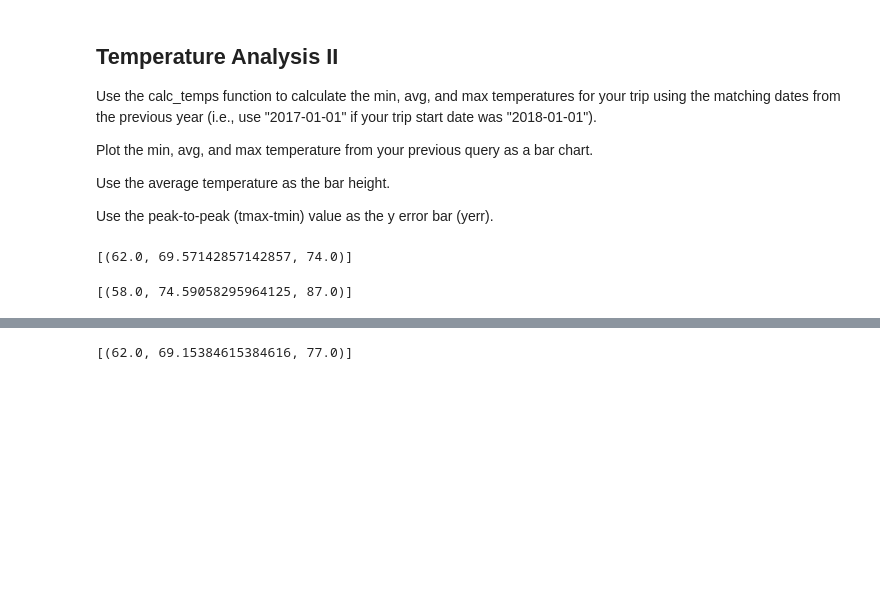
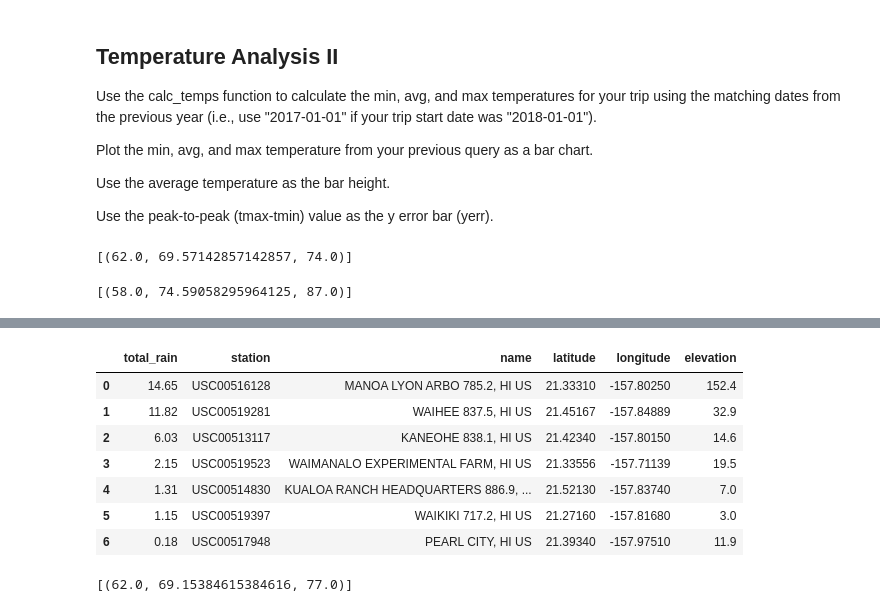
Before and after one commit to skonkiel/hawaii-weather-analysis, a Jupyter notebook: climate_starter.ipynb, the cells around one changed output, grey strips where cells are left out. Saved outputs shown, nothing was run; the diff lists cells and outputs as text; code cells hidden in the pictures; blank space fills up the shorter version.

```diff
--- a/climate_starter.ipynb
+++ b/climate_starter.ipynb
@@ -281 +293,29 @@ Text(0.5, 1.0, 'Trip Avg Temp')
+# %%
+'''
+Calculate the total amount of rainfall per weather station for your trip dates using the previous year's
+matching dates.
+
+Sort this in descending order by precipitation amount and list the station, name, latitude, longitude, and elevation.
+'''
+
+# Trip dates - 8/1/2017-8/23/2017
+
+rain_data = pd.read_sql_query("SELECT sum(m.prcp) as total_rain, s.station, s.name, s.latitude, s.longitude, s.elevation \
+                                 FROM measurement m \
+                                 JOIN station s \
+                                 ON m.station = s.station \
+                                 WHERE m.date between '2016-08-01' and '2016-08-23' \
+                                 GROUP BY s.station \
+                                 ORDER BY total_rain DESC", engine)
+
+rain_data
+# %% [output]
+|  | total_rain | station | name | latitude | longitude | elevation |
+| 0 | 14.65 | USC00516128 | MANOA LYON ARBO 785.2, HI US | 21.33310 | -157.80250 | 152.4 |
+| 1 | 11.82 | USC00519281 | WAIHEE 837.5, HI US | 21.45167 | -157.84889 | 32.9 |
+| 2 | 6.03 | USC00513117 | KANEOHE 838.1, HI US | 21.42340 | -157.80150 | 14.6 |
+| 3 | 2.15 | USC00519523 | WAIMANALO EXPERIMENTAL FARM, HI US | 21.33556 | -157.71139 | 19.5 |
+| 4 | 1.31 | USC00514830 | KUALOA RANCH HEADQUARTERS 886.9, ... | 21.52130 | -157.83740 | 7.0 |
+| 5 | 1.15 | USC00519397 | WAIKIKI 717.2, HI US | 21.27160 | -157.81680 | 3.0 |
+| 6 | 0.18 | USC00517948 | PEARL CITY, HI US | 21.39340 | -157.97510 | 11.9 |
 # %%
```
Also changed, not shown: parts of 7 cells of this notebook.
